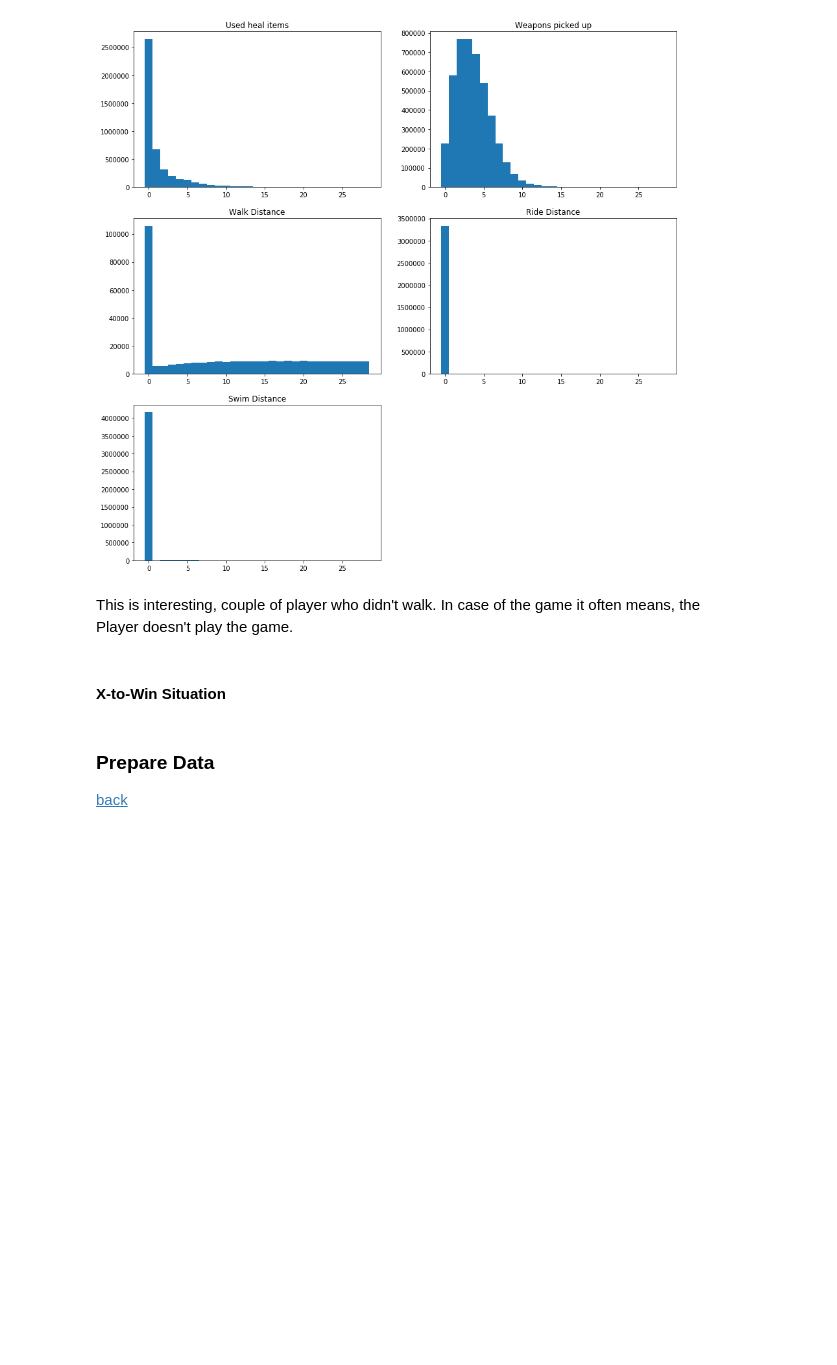
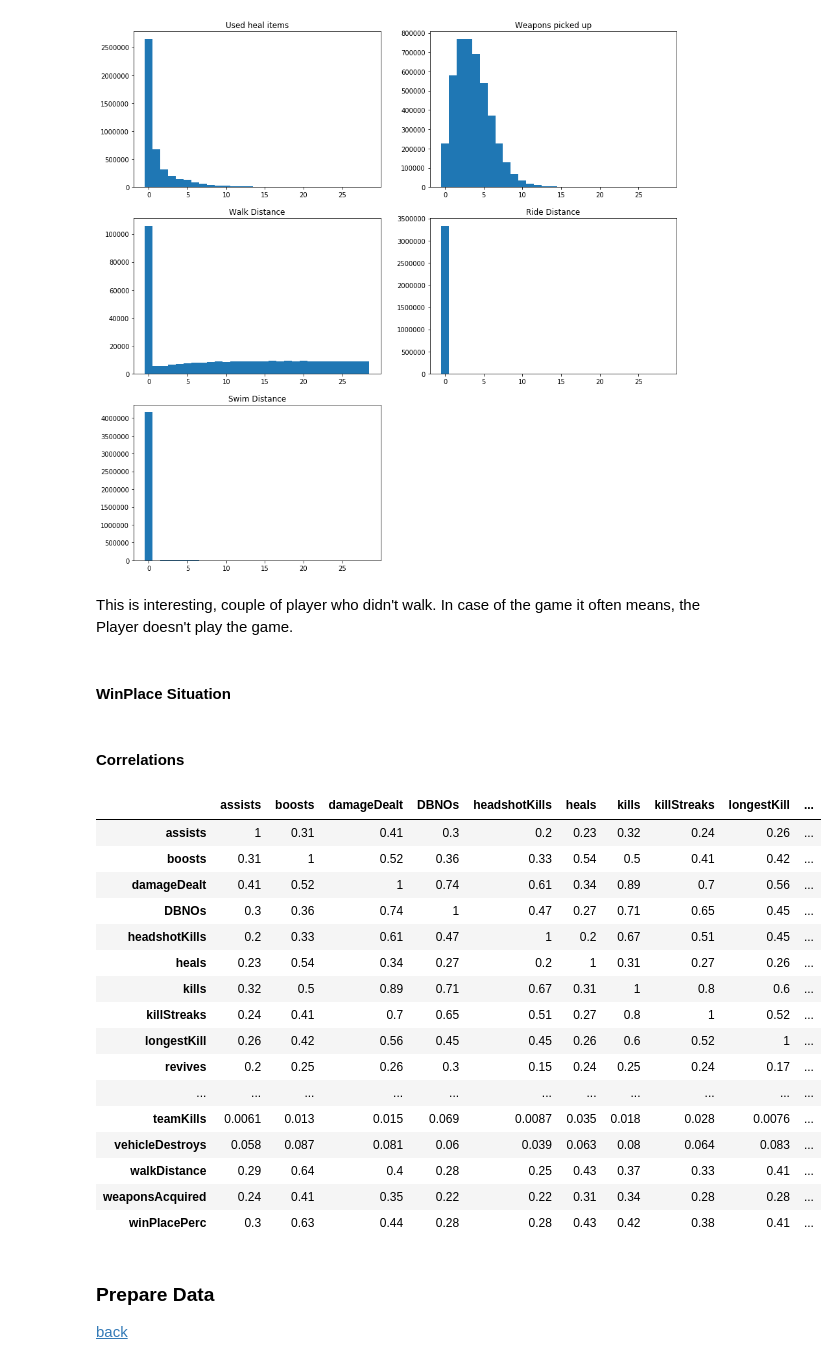
Before and after one commit to FelixKler/Write-a-Data-Science-Blog-Post, a Jupyter notebook: write_a_data_science_blog_post.ipynb, the cells around one changed output. Cells and saved outputs as stored; diff of their text form; code cells hidden in the pictures; blank space fills up the shorter version.

```diff
--- a/write_a_data_science_blog_post.ipynb
+++ b/write_a_data_science_blog_post.ipynb
@@ -254,4 +250,4 @@ plt.show()
 # %% [markdown]
 This is interesting, couple of player who didn't walk. In case of the game it often means, the Player doesn't play the game.
 # %% [markdown]
-#### X-to-Win Situation
+#### WinPlace Situation
@@ -258,3 +265,27 @@ This is interesting, couple of player who didn't walk. In case of the game it of
+# %% [markdown]
+#### Correlations
+# %%
+# correlations just with active players
+cor = data_full.corr()
+cor.style.background_gradient().set_precision(2)
+# %% [output]
+|  | assists | boosts | damageDealt | DBNOs | headshotKills | heals | kills | killStreaks | longestKill | ... |
+| assists | 1 | 0.31 | 0.41 | 0.3 | 0.2 | 0.23 | 0.32 | 0.24 | 0.26 | ... |
+| boosts | 0.31 | 1 | 0.52 | 0.36 | 0.33 | 0.54 | 0.5 | 0.41 | 0.42 | ... |
+| damageDealt | 0.41 | 0.52 | 1 | 0.74 | 0.61 | 0.34 | 0.89 | 0.7 | 0.56 | ... |
+| DBNOs | 0.3 | 0.36 | 0.74 | 1 | 0.47 | 0.27 | 0.71 | 0.65 | 0.45 | ... |
+| headshotKills | 0.2 | 0.33 | 0.61 | 0.47 | 1 | 0.2 | 0.67 | 0.51 | 0.45 | ... |
+| heals | 0.23 | 0.54 | 0.34 | 0.27 | 0.2 | 1 | 0.31 | 0.27 | 0.26 | ... |
+| kills | 0.32 | 0.5 | 0.89 | 0.71 | 0.67 | 0.31 | 1 | 0.8 | 0.6 | ... |
+| killStreaks | 0.24 | 0.41 | 0.7 | 0.65 | 0.51 | 0.27 | 0.8 | 1 | 0.52 | ... |
+| longestKill | 0.26 | 0.42 | 0.56 | 0.45 | 0.45 | 0.26 | 0.6 | 0.52 | 1 | ... |
+| revives | 0.2 | 0.25 | 0.26 | 0.3 | 0.15 | 0.24 | 0.25 | 0.24 | 0.17 | ... |
+| ... | ... | ... | ... | ... | ... | ... | ... | ... | ... | ... |
+| teamKills | 0.0061 | 0.013 | 0.015 | 0.069 | 0.0087 | 0.035 | 0.018 | 0.028 | 0.0076 | ... |
+| vehicleDestroys | 0.058 | 0.087 | 0.081 | 0.06 | 0.039 | 0.063 | 0.08 | 0.064 | 0.083 | ... |
+| walkDistance | 0.29 | 0.64 | 0.4 | 0.28 | 0.25 | 0.43 | 0.37 | 0.33 | 0.41 | ... |
+| weaponsAcquired | 0.24 | 0.41 | 0.35 | 0.22 | 0.22 | 0.31 | 0.34 | 0.28 | 0.28 | ... |
+| winPlacePerc | 0.3 | 0.63 | 0.44 | 0.28 | 0.28 | 0.43 | 0.42 | 0.38 | 0.41 | ... |
 # %% [markdown]
 ### Prepare Data <a id='prepare_data'></a>
 [back](#toc)
```
Also changed, not shown: parts of 6 cells of this notebook.
